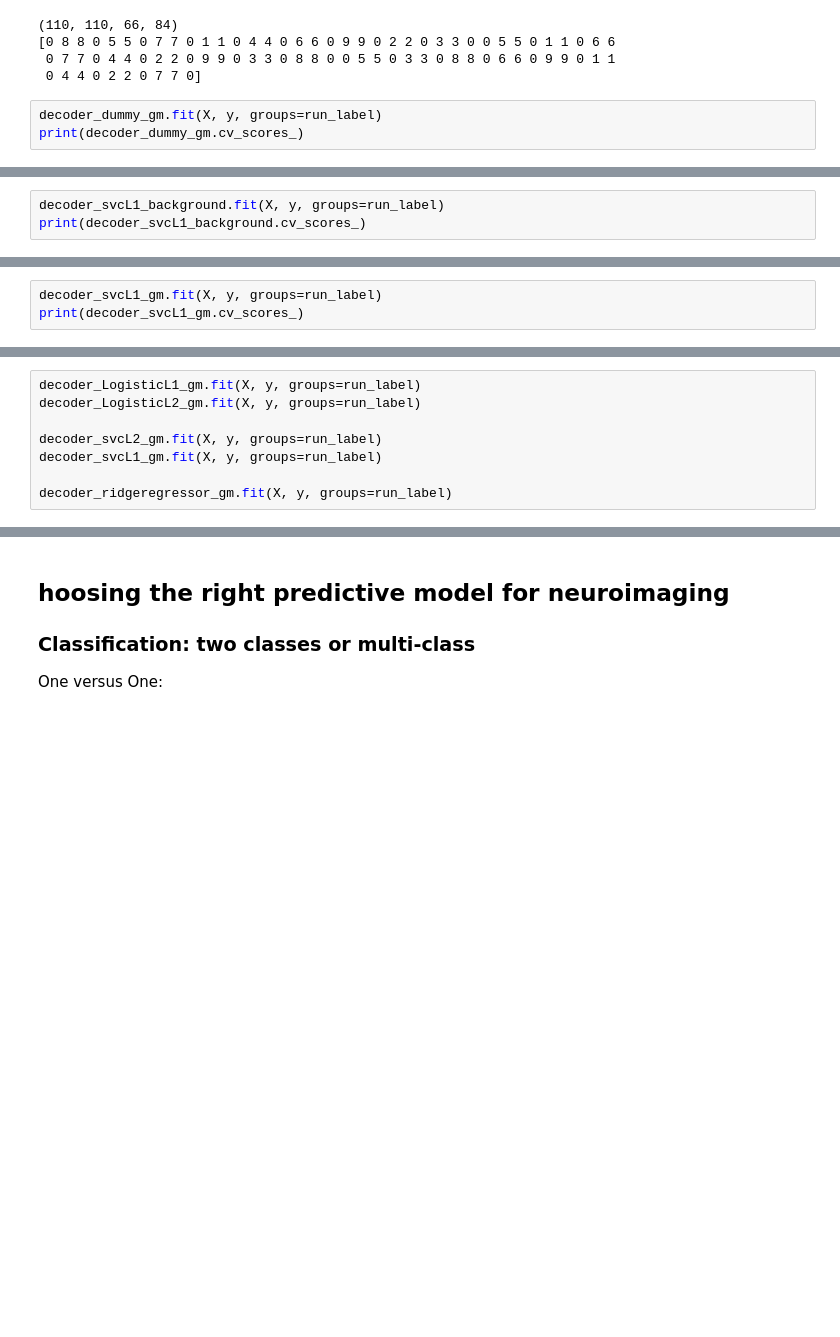
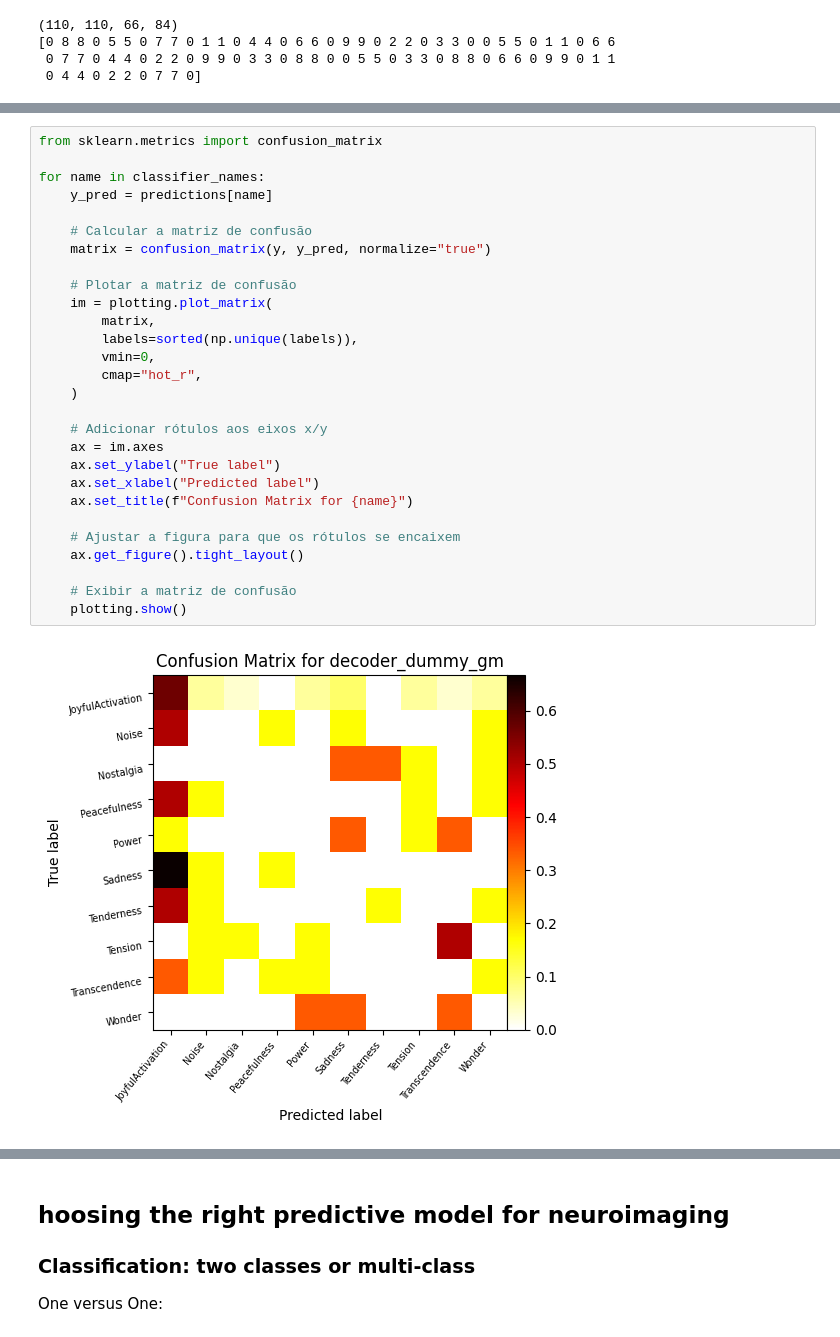
Before and after one commit to GalhardoCorreia/MusicBrainNetwork, a Jupyter notebook: classifier-test.ipynb, the cells around one changed output, grey strips where cells are left out. Drawn from its saved outputs; the diff is of its cells as text; blank space fills up the shorter version.

```diff
--- a/classifier-test.ipynb
+++ b/classifier-test.ipynb
@@ -504,6 +504,3 @@ print(y)
 [0 8 8 0 5 5 0 7 7 0 1 1 0 4 4 0 6 6 0 9 9 0 2 2 0 3 3 0 0 5 5 0 1 1 0 6 6
  0 7 7 0 4 4 0 2 2 0 9 9 0 3 3 0 8 8 0 0 5 5 0 3 3 0 8 8 0 6 6 0 9 9 0 1 1
  0 4 4 0 2 2 0 7 7 0]
-# %%
-decoder_dummy_gm.fit(X, y, groups=run_label)
-print(decoder_dummy_gm.cv_scores_)
@@ -532,3 +545,0 @@ affine=array([[-1.99716103e+00, -1.39420968e-03, -1.06515996e-01,
-# %%
-decoder_svcL1_background.fit(X, y, groups=run_label)
-print(decoder_svcL1_background.cv_scores_)
@@ -554,3 +545,0 @@ affine=array([[-1.99716103e+00, -1.39420968e-03, -1.06515996e-01,
-# %%
-decoder_svcL1_gm.fit(X, y, groups=run_label)
-print(decoder_svcL1_gm.cv_scores_)
@@ -576,8 +545,0 @@ affine=array([[-1.99716103e+00, -1.39420968e-03, -1.06515996e-01,
-# %%
-decoder_LogisticL1_gm.fit(X, y, groups=run_label)
-decoder_LogisticL2_gm.fit(X, y, groups=run_label)
-
-decoder_svcL2_gm.fit(X, y, groups=run_label)
-decoder_svcL1_gm.fit(X, y, groups=run_label)
-
-decoder_ridgeregressor_gm.fit(X, y, groups=run_label)
@@ -719,0 +610,30 @@ AttributeError: 'str' object has no attribute 'cv_scores_'
+# %%
+from sklearn.metrics import confusion_matrix
+
+for name in classifier_names:
+    y_pred = predictions[name]
+
+    # Calcular a matriz de confusão
+    matrix = confusion_matrix(y, y_pred, normalize="true")
+
+    # Plotar a matriz de confusão
+    im = plotting.plot_matrix(
+        matrix,
+        labels=sorted(np.unique(labels)),
+        vmin=0,
+        cmap="hot_r",
+    )
+
+    # Adicionar rótulos aos eixos x/y
+    ax = im.axes
+    ax.set_ylabel("True label")
+    ax.set_xlabel("Predicted label")
+    ax.set_title(f"Confusion Matrix for {name}")
+
+    # Ajustar a figura para que os rótulos se encaixem
+    ax.get_figure().tight_layout()
+
+    # Exibir a matriz de confusão
+    plotting.show()
+# %% [output]
+[figure, added]
```
Also changed, not shown: parts of 18 cells of this notebook.
